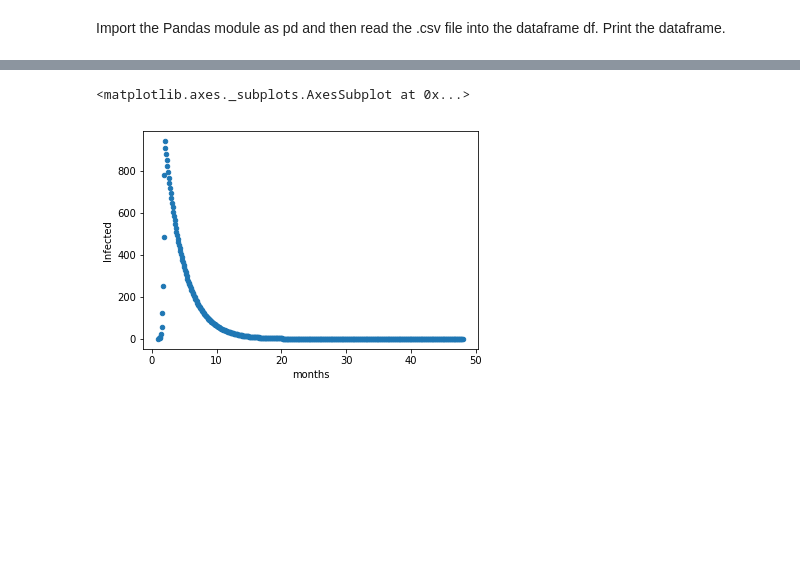
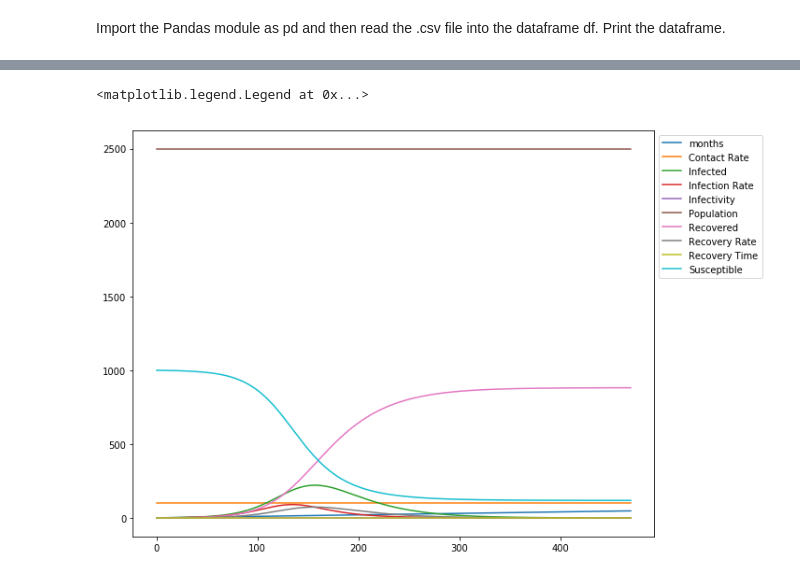
Before and after one commit to peterhovmand/Exercise_06, a Jupyter notebook: SIR Python example.ipynb, the cells around one changed output, grey strips where cells are left out. Drawn from its saved outputs; the diff is of its cells as text; code cells hidden in the pictures; blank space fills up the shorter version.

```diff
--- a/SIR Python example.ipynb
+++ b/SIR Python example.ipynb
@@ -116,7 +112,9 @@ print(df)
 
 [471 rows x 10 columns]
-# %%
-df.plot.scatter(x = 'months', y = 'Infected')
-# %% [output]
-<matplotlib.axes._subplots.AxesSubplot at 0x...>
-[figure, removed]
+# %%
+from matplotlib import pyplot as plt
+df.plot(figsize=(10,8))
+plt.legend(bbox_to_anchor=(1.0, 1.0))
+# %% [output]
+<matplotlib.legend.Legend at 0x...>
+[figure, added]
```
Also changed, not shown: parts of 7 cells of this notebook.
